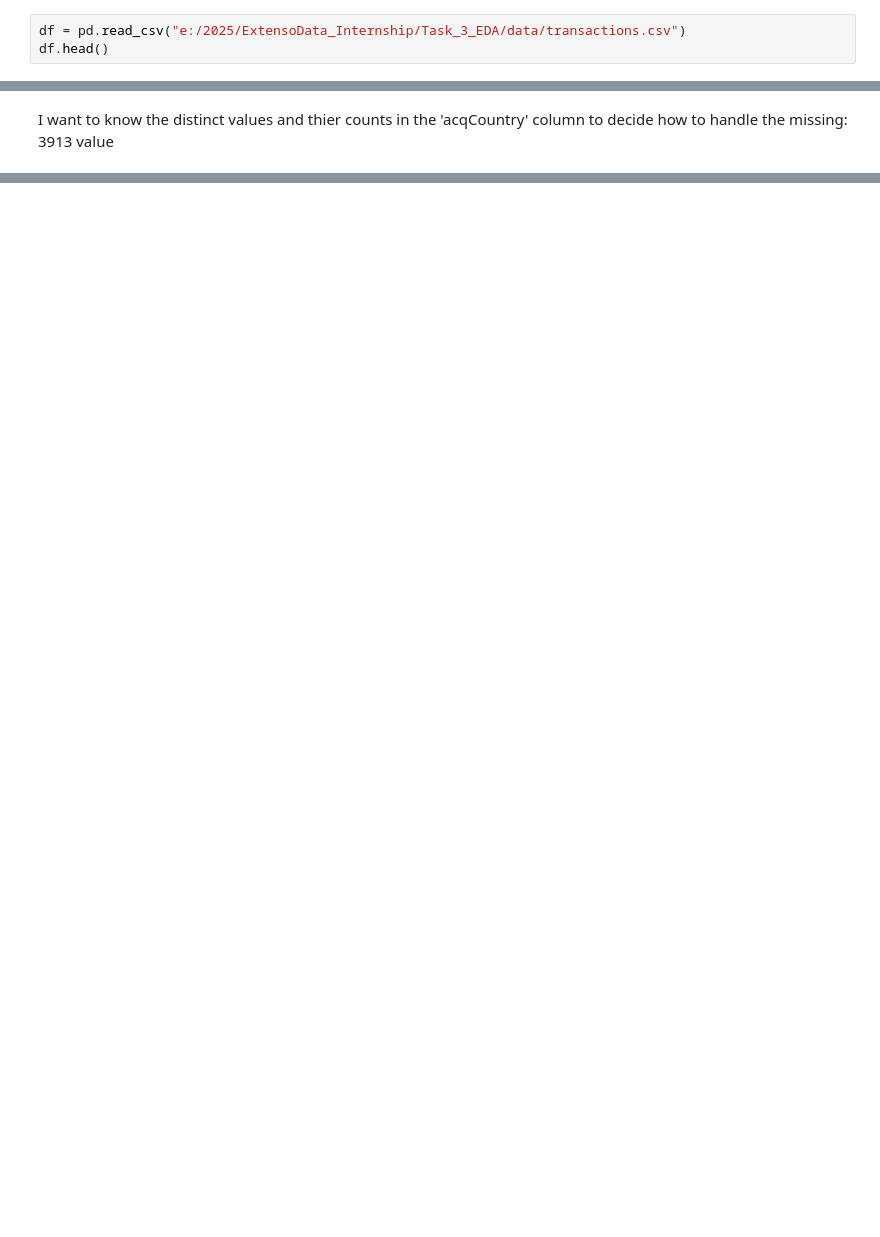
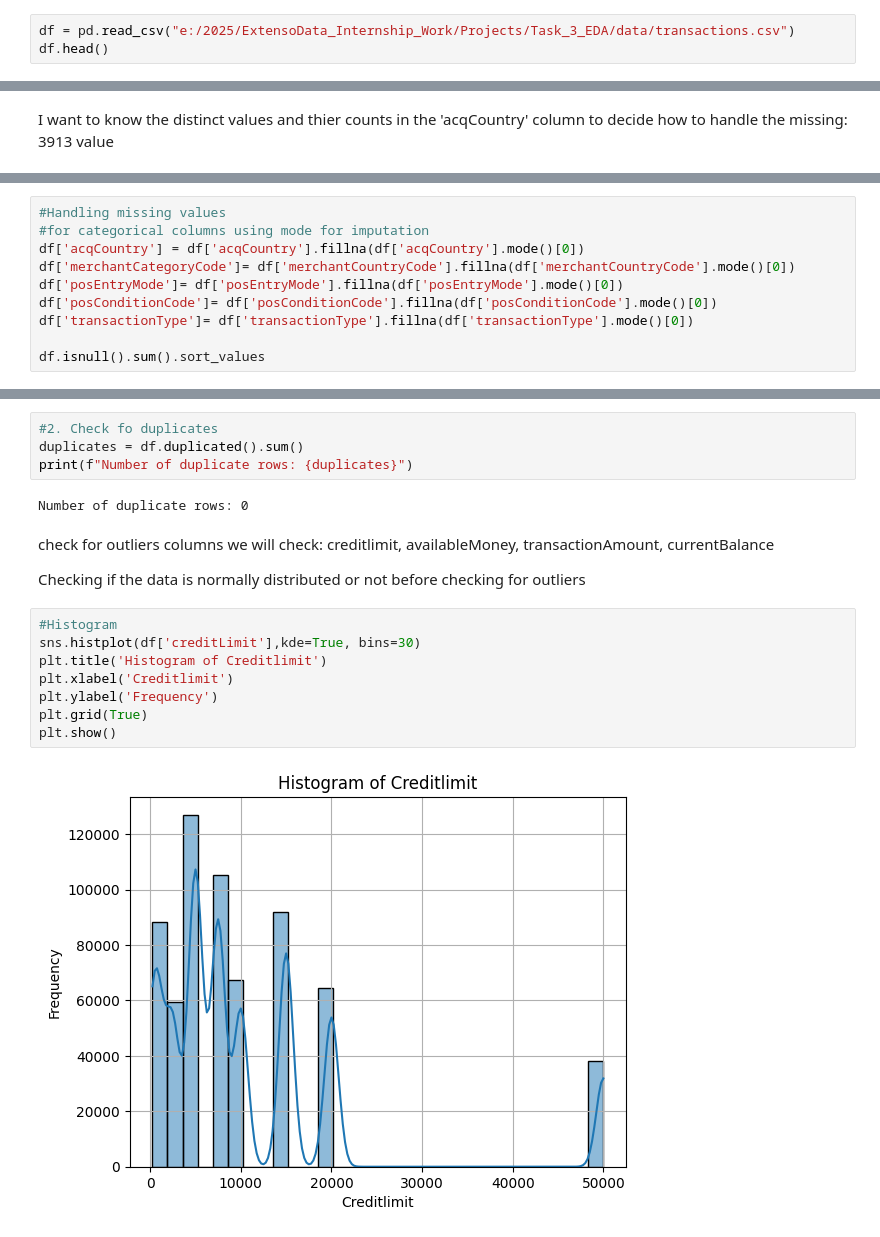
Before and after one commit to AsmitaOjha/Internship_ExtensoData_Work, a Jupyter notebook: Projects/Task_3_EDA/notebook/EDA.ipynb, the cells around one changed output, grey strips where cells are left out. Cells and saved outputs as stored; diff of their text form; blank space fills up the shorter version.

Commit message:
Outliers detection

```diff
--- a/Projects/Task_3_EDA/notebook/EDA.ipynb
+++ b/Projects/Task_3_EDA/notebook/EDA.ipynb
@@ -9,7 +11,7 @@ import plotly.express as px
 # %% [markdown]
 Load the dataset
 # %%
-df = pd.read_csv("e:/2025/ExtensoData_Internship/Task_3_EDA/data/transactions.csv")
+df = pd.read_csv("e:/2025/ExtensoData_Internship_Work/Projects/Task_3_EDA/data/transactions.csv")
 df.head()
 # %% [output]
 |  | accountNumber | customerId | creditLimit | availableMoney | transactionDateTime | transactionAmount | ... |
@@ -104,0 +96,10 @@ Name: count, Length: 980, dtype: int64
+# %%
+#Handling missing values
+#for categorical columns using mode for imputation
+df['acqCountry'] = df['acqCountry'].fillna(df['acqCountry'].mode()[0])
+df['merchantCategoryCode']= df['merchantCountryCode'].fillna(df['merchantCountryCode'].mode()[0])
+df['posEntryMode']= df['posEntryMode'].fillna(df['posEntryMode'].mode()[0])
+df['posConditionCode']= df['posConditionCode'].fillna(df['posConditionCode'].mode()[0])
+df['transactionType']= df['transactionType'].fillna(df['transactionType'].mode()[0])
+
+df.isnull().sum().sort_values
@@ -104,0 +124,21 @@ Name: count, Length: 980, dtype: int64
+# %%
+#2. Check fo duplicates
+duplicates = df.duplicated().sum()
+print(f"Number of duplicate rows: {duplicates}")
+# %% [output]
+Number of duplicate rows: 0
+# %% [markdown]
+check for outliers
+columns we will check: creditlimit, availableMoney, transactionAmount, currentBalance
+
+Checking if the data is normally distributed or not before checking for outliers
+# %%
+#Histogram
+sns.histplot(df['creditLimit'],kde=True, bins=30)
+plt.title('Histogram of Creditlimit')
+plt.xlabel('Creditlimit')
+plt.ylabel('Frequency')
+plt.grid(True)
+plt.show()
+# %% [output]
+[figure, added]
```
Also changed, not shown: parts of 10 cells of this notebook, 1 other file.
